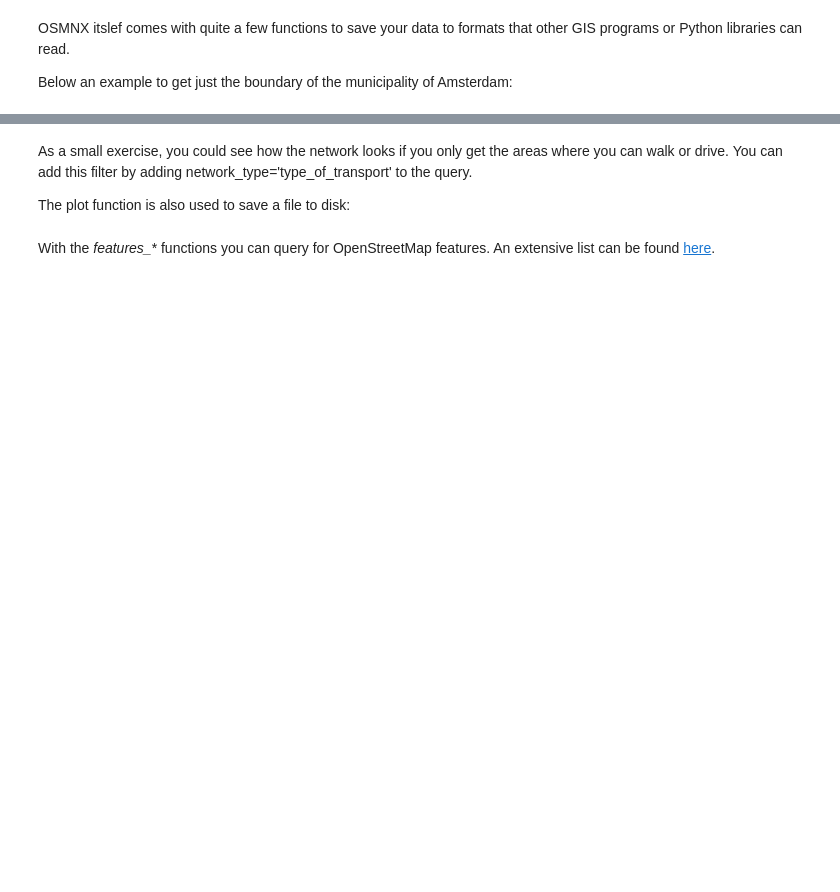
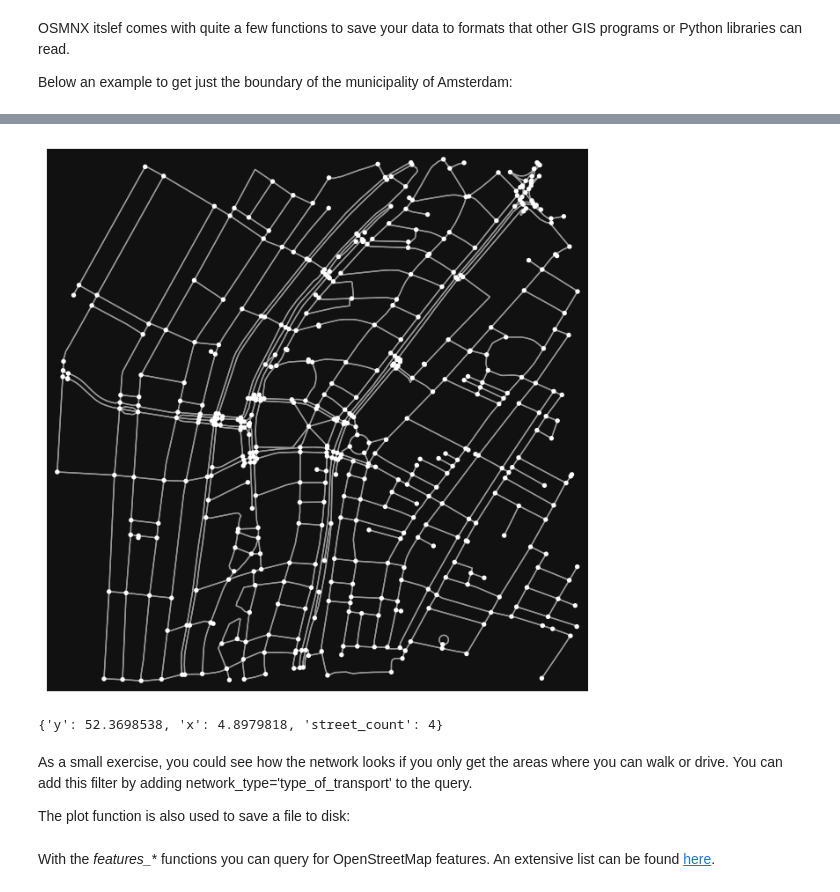
Before and after one commit to JulianWDev/MetData, a Jupyter notebook: Workshop Assignments/Assignment5/WS5_OSM.ipynb, the cells around one changed output, grey strips where cells are left out. Drawn from its saved outputs; the diff is of its cells as text; code cells hidden in the pictures; blank space fills up the shorter version.

```diff
--- a/Workshop Assignments/Assignment5/WS5_OSM.ipynb
+++ b/Workshop Assignments/Assignment5/WS5_OSM.ipynb
@@ -185,7 +238,10 @@ ax = ox.project_gdf(boundary).plot()
 # %%
-rokin = ox.graph_from_address('Dam, Amsterdam, Netherlands', dist=500)
+rokin = ox.graph_from_address('Dam, Amsterdam, Netherlands', dist=500, network_type='walk')
 ox.plot_graph(rokin)
 rokin.nodes[46377925]
+# %% [output]
+[figure, added]
+{'y': 52.3698538, 'x': 4.8979818, 'street_count': 4}
 # %% [markdown]
 As a small exercise, you could see how the network looks if you only get the areas where you can walk or drive. You can add this filter by adding network_type='type_of_transport' to the query.
 
```
Also changed, not shown: parts of 22 cells of this notebook.
